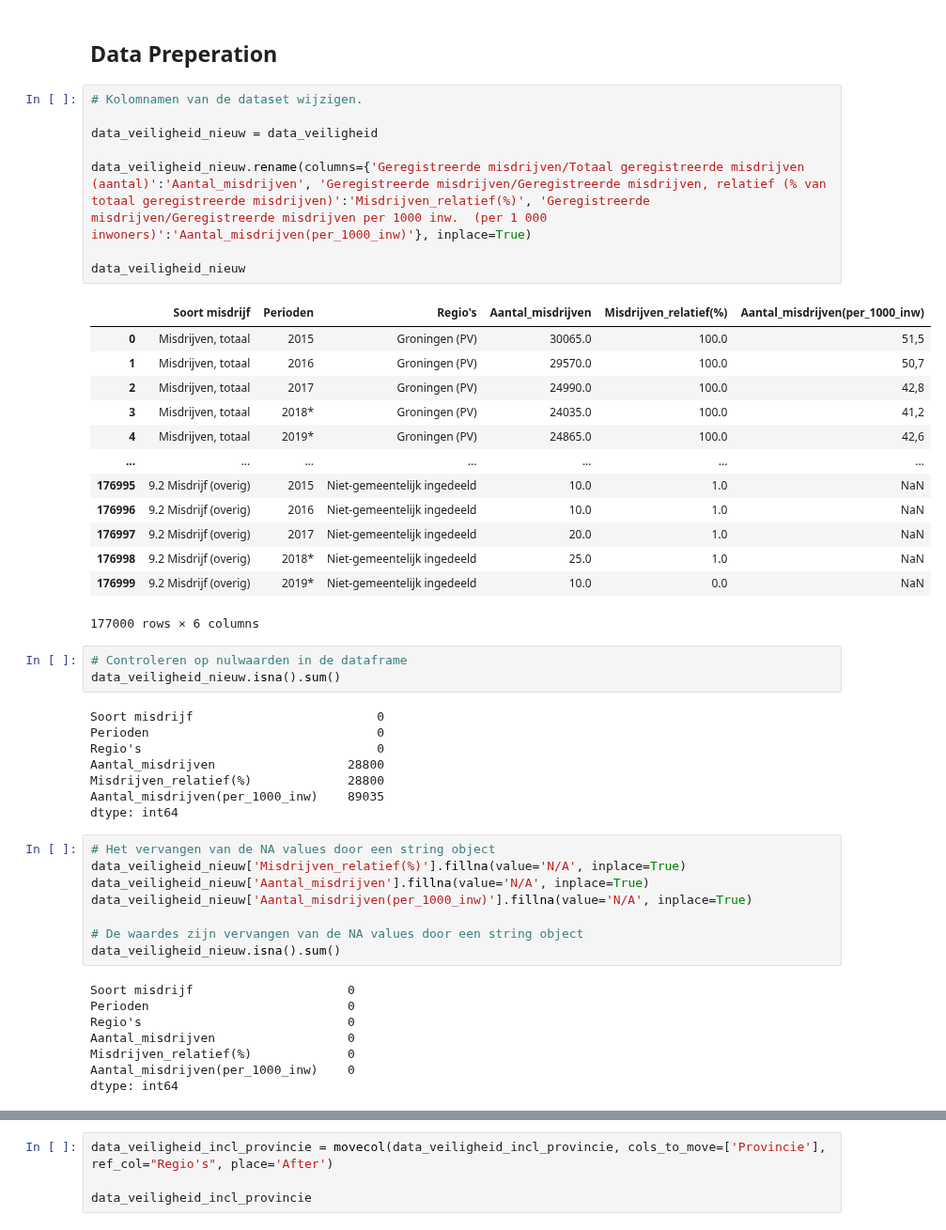
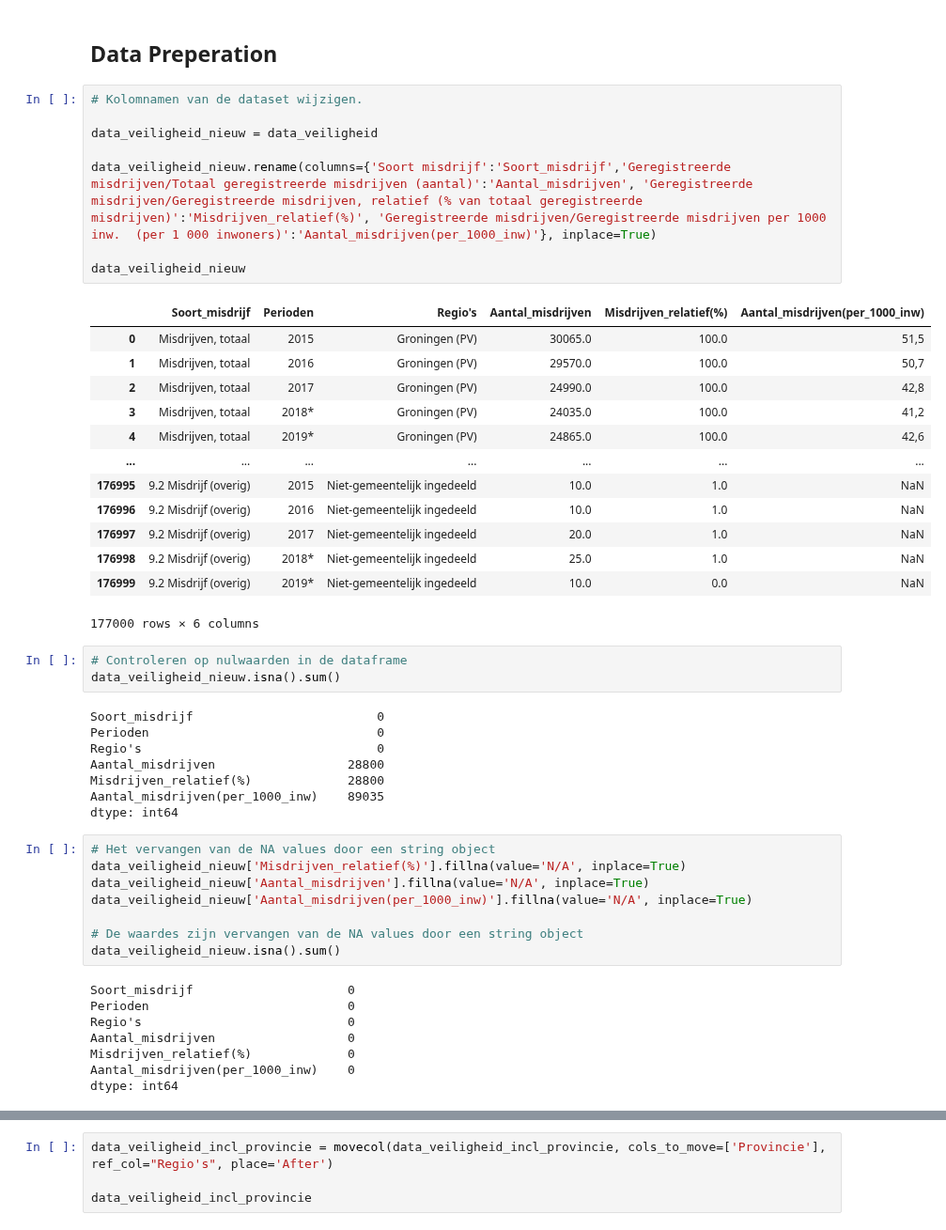
Before and after one commit to BramblePie/FlaskReact, a Jupyter notebook: flask-backend/notebooks/Veiligheid/veiligheid_seyfullah_nawied.ipynb, the cells around one changed output, grey strips where cells are left out. Shown at 94% size. Saved outputs shown, nothing was run; the diff lists cells and outputs as text.

```diff
--- a/flask-backend/notebooks/Veiligheid/veiligheid_seyfullah_nawied.ipynb
+++ b/flask-backend/notebooks/Veiligheid/veiligheid_seyfullah_nawied.ipynb
@@ -129,13 +129,13 @@ Name: Soort misdrijf, Length: 75, dtype: object
 # %%
 # Kolomnamen van de dataset wijzigen.
 
 data_veiligheid_nieuw = data_veiligheid
 
-data_veiligheid_nieuw.rename(columns={'Geregistreerde misdrijven/Totaal geregistreerde misdrijven (aantal)':'Aantal_misdrijven', 'Geregistreerde misdrijven/Geregistreerde misdrijven, relatief (% van totaal geregistreerde misdrijven)':'Misdrijven_relatief(%)', 'Geregistreerde misdrijven/Geregistreerde misdrijven per 1000 inw.  (per 1 000 inwoners)':'Aantal_misdrijven(per_1000_inw)'}, inplace=True)
+data_veiligheid_nieuw.rename(columns={'Soort misdrijf':'Soort_misdrijf','Geregistreerde misdrijven/Totaal geregistreerde misdrijven (aantal)':'Aantal_misdrijven', 'Geregistreerde misdrijven/Geregistreerde misdrijven, relatief (% van totaal geregistreerde misdrijven)':'Misdrijven_relatief(%)', 'Geregistreerde misdrijven/Geregistreerde misdrijven per 1000 inw.  (per 1 000 inwoners)':'Aantal_misdrijven(per_1000_inw)'}, inplace=True)
 
 data_veiligheid_nieuw
 # %% [output]
-|  | Soort misdrijf | Perioden | Regio's | Aantal_misdrijven | Misdrijven_relatief(%) | Aantal_misdrijven(per_1000_inw) |
+|  | Soort_misdrijf | Perioden | Regio's | Aantal_misdrijven | Misdrijven_relatief(%) | Aantal_misdrijven(per_1000_inw) |
 | 0 | Misdrijven, totaal | 2015 | Groningen (PV) | 30065.0 | 100.0 | 51,5 |
 | 1 | Misdrijven, totaal | 2016 | Groningen (PV) | 29570.0 | 100.0 | 50,7 |
 | 2 | Misdrijven, totaal | 2017 | Groningen (PV) | 24990.0 | 100.0 | 42,8 |
@@ -152,7 +152,7 @@ data_veiligheid_nieuw
 # Controleren op nulwaarden in de dataframe
 data_veiligheid_nieuw.isna().sum()
 # %% [output]
-Soort misdrijf                         0
+Soort_misdrijf                         0
 Perioden                               0
 Regio's                                0
 Aantal_misdrijven                  28800
@@ -168,7 +168,7 @@ data_veiligheid_nieuw['Aantal_misdrijven(per_1000_inw)'].fillna(value='N/A', inp
 # De waardes zijn vervangen van de NA values door een string object
 data_veiligheid_nieuw.isna().sum()
 # %% [output]
-Soort misdrijf                     0
+Soort_misdrijf                     0
 Perioden                           0
 Regio's                            0
 Aantal_misdrijven                  0
```
Also changed, not shown: parts of 1 cell of this notebook.
